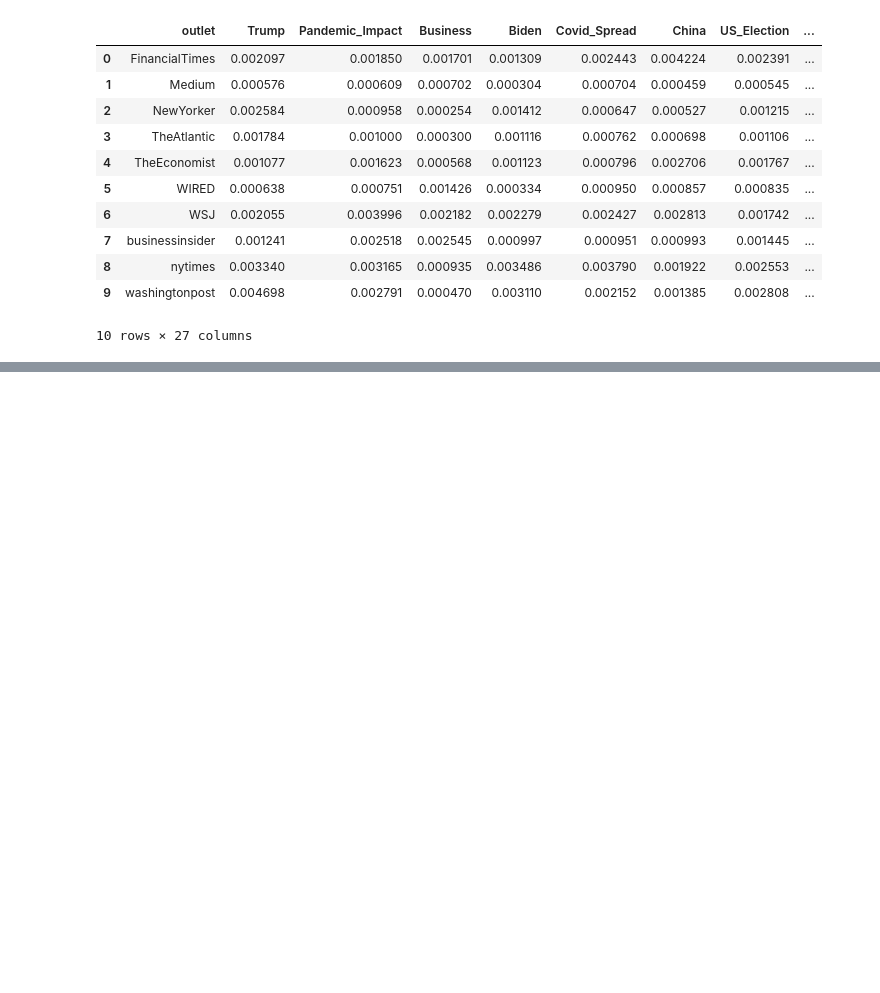
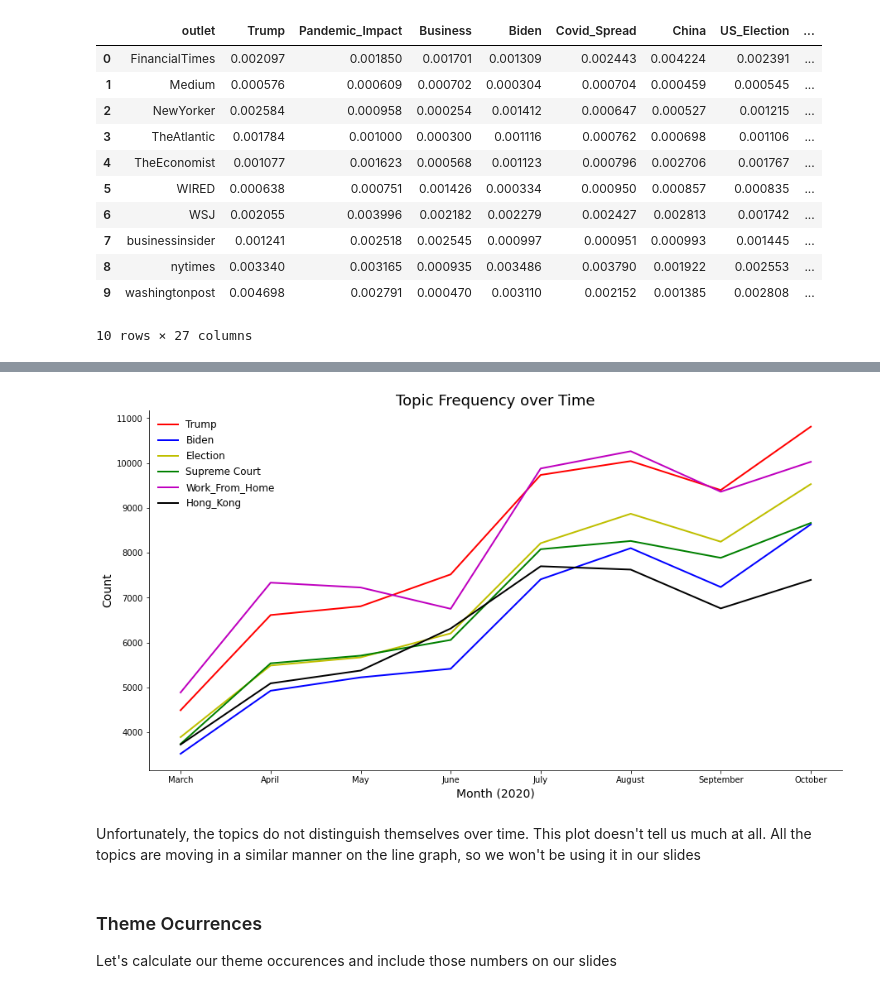
Before and after one commit to JuliaQiao/NLP_News_Recommender, a Jupyter notebook: Text_Pro_Spacy.ipynb, the cells around one changed output, grey strips where cells are left out. Drawn from its saved outputs; the diff is of its cells as text; code cells hidden in the pictures; blank space fills up the shorter version.

Commit message:
recommender finished and initial visuals plotted

```diff
--- a/Text_Pro_Spacy.ipynb
+++ b/Text_Pro_Spacy.ipynb
@@ -1512,0 +1761,2 @@ outlet_df
+# %%
+topic_month_df = df_2020.groupby('month', as_index=False).agg(lambda x: x.ne(0).sum())
@@ -1512,0 +1765,7 @@ outlet_df
+# %%
+#drop the unecessary columns
+topic_month_df.drop(columns = ['outlet', 'content', 'clean_final', 'date'], inplace= True)
+# %%
+#since we don't have a full month of data from november or july, we need to drop that month for our plots
+topic_month_df = topic_month_df.iloc[1:9, :]
+topic_month_df
@@ -1512,0 +1783,3 @@ outlet_df
+# %%
+#rename our months
+topic_month_df.month = ['March', 'April', 'May', 'June', 'July', 'August', 'September', 'October']
@@ -1512,0 +1797,27 @@ outlet_df
+# %%
+import seaborn as sns
+
+month = topic_month_df.month
+
+plt.figure(figsize=(15, 8))
+plt.plot(month, topic_month_df.Trump, color='r', linewidth=2, label='Trump')
+plt.plot(month, topic_month_df.Biden, color='b', linewidth=2, label='Biden')
+plt.plot(month, topic_month_df.US_Election, color='y', linewidth=2, label='Election')
+plt.plot(month, topic_month_df.US_Supreme_Court, color='g', linewidth=2, label='Supreme Court')
+plt.plot(month, topic_month_df.Work_From_Home, color='m', linewidth=2, label='Work_From_Home')
+#plt.plot(month, topic_month_df.Pandemic_Impact, color='m', linewidth=2, label='Pandemic Impact')
+#plt.plot(month, topic_month_df.Climate_Change, color='0', linewidth=2, label='Climate Change')
+plt.plot(month, topic_month_df.Hong_Kong, color='0', linewidth=2, label='Hong_Kong')
+
+plt.title('Topic Frequency over Time', fontsize=18)
+plt.xlabel('Month (2020)', fontsize=14)
+plt.ylabel('Count', fontsize=14)
+plt.legend(loc='upper left', frameon=False, fontsize=12)
+sns.despine()
+# %% [output]
+[figure, added]
+# %% [markdown]
+Unfortunately, the topics do not distinguish themselves over time. This plot doesn't tell us much at all. All the topics are moving in a similar manner on the line graph, so we won't be using it in our slides
+# %% [markdown]
+### Theme Ocurrences
+Let's calculate our theme occurences and include those numbers on our slides
```
Also changed, not shown: parts of 41 cells of this notebook.
